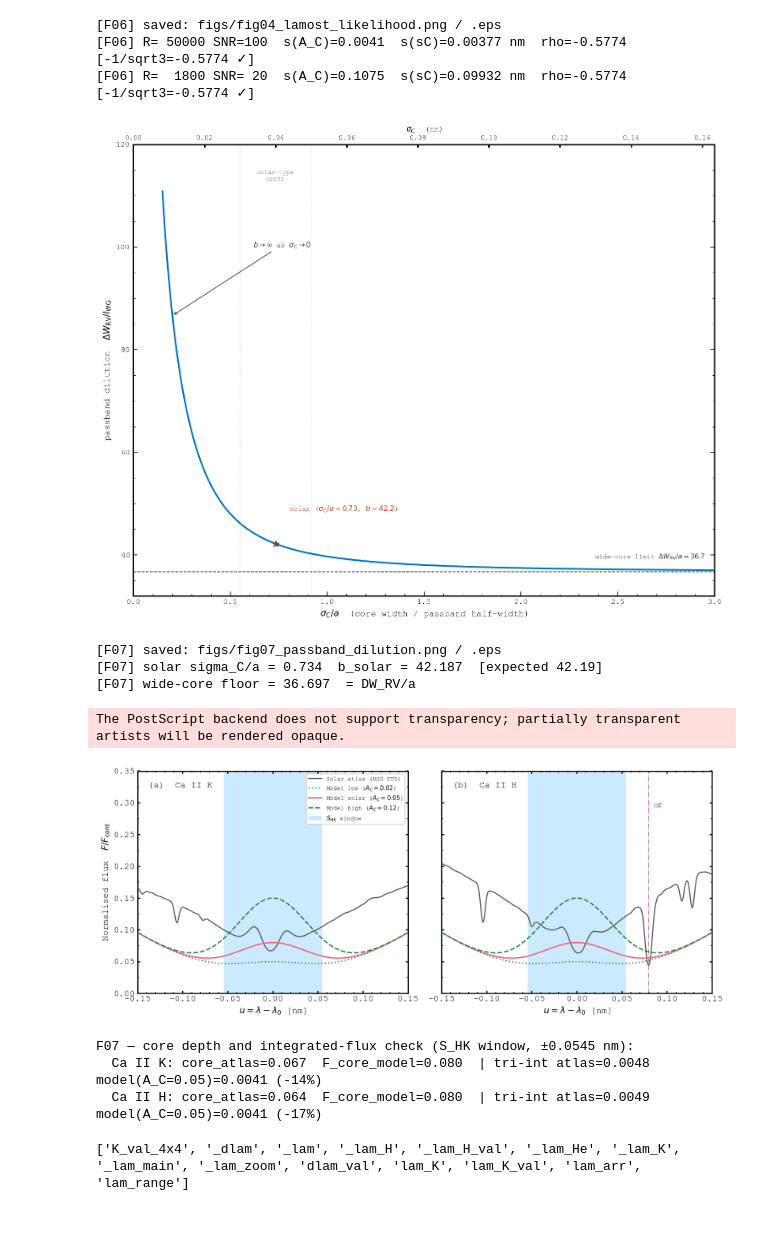
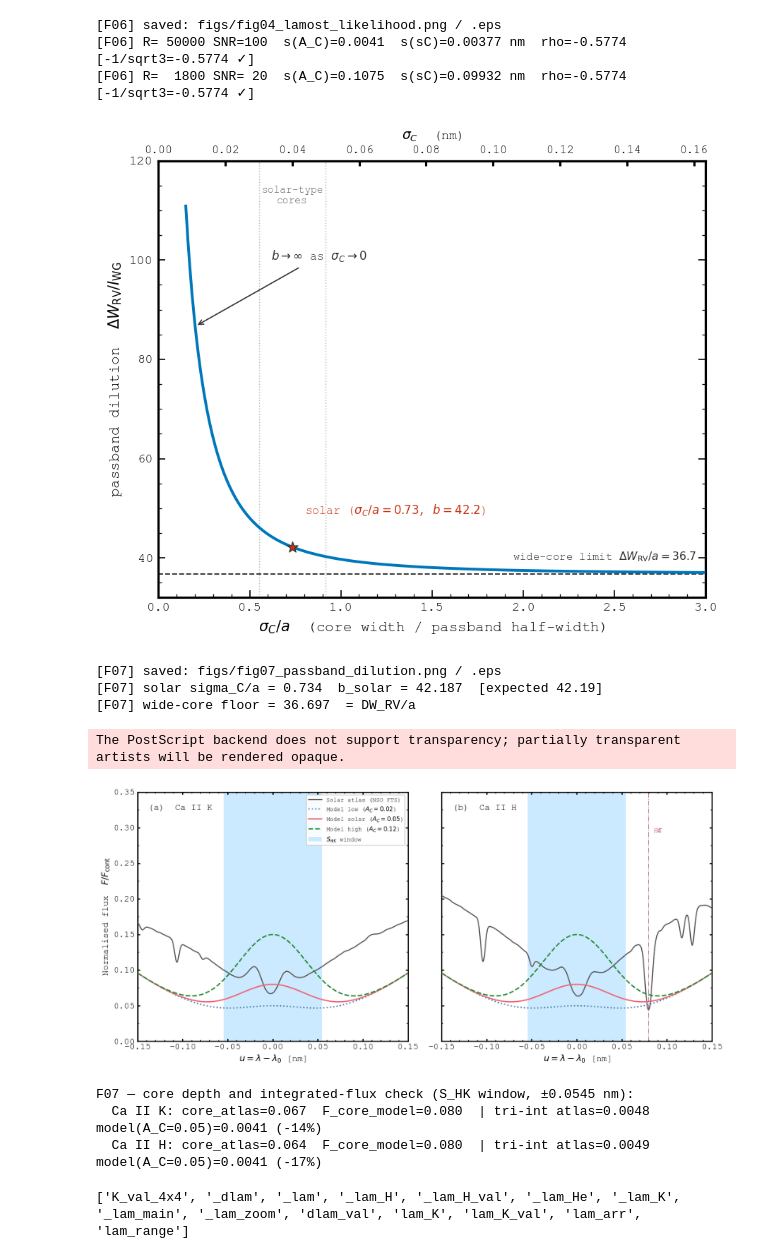
Before and after one commit to rrf-astro/Fisher-approach-to-Ca-II, a Jupyter notebook: fisher_caII_analysis.ipynb, the cells around one changed output. Drawn from its saved outputs; the diff is of its cells as text; code cells hidden in the pictures; blank space fills up the shorter version.

```diff
--- a/fisher_caII_analysis.ipynb
+++ b/fisher_caII_analysis.ipynb
@@ -2188,7 +2188,7 @@ def _F03_ticks(ax, xmaj, xmin, ymaj, ymin):
     ax.tick_params(which='major', direction='in', top=True, right=True, length=5, width=0.8, labelsize=9)
     ax.tick_params(which='minor', direction='in', top=True, right=True, length=2.5, width=0.6)
 
-fig, (ax1, ax2) = plt.subplots(1, 2, figsize=(12, 5.0), facecolor='white',
+fig, (ax1, ax2) = plt.subplots(1, 2, figsize=(9, 4.0), facecolor='white',
                                  gridspec_kw={'wspace': 0.36})
 
 # Panel (a)
@@ -2572,7 +2572,7 @@ _b_floor    = DW_RV / _a                         # wide-core asymptote  I_WG →
 _x_solar    = sigma_C_val / _a                   # solar σ_C/a  ≈ 0.734
 _b_solar    = DW_RV / I_WG_analytic(sigma_C_val, _a)   # solar b ≈ 42.19
 
-fig, ax = plt.subplots(figsize=(10, 8), facecolor='white')
+fig, ax = plt.subplots(figsize=(6, 5), facecolor='white')
 ax.set_facecolor('white')
 
 # Illustrative band of solar-type core widths (σ_C ≈ 0.03–0.05 nm) — move/remove freely
@@ -2632,7 +2632,7 @@ print(f"[F07] saved: {_stem}.png / .eps")
 print(f"[F07] solar sigma_C/a = {_x_solar:.3f}  b_solar = {_b_solar:.3f}  [expected 42.19]")
 print(f"[F07] wide-core floor = {_b_floor:.3f}  = DW_RV/a")
 # %% [output]
-[figure, old version]
+[figure, new version]
 [F07] saved: figs/fig07_passband_dilution.png / .eps
 [F07] solar sigma_C/a = 0.734  b_solar = 42.187  [expected 42.19]
 [F07] wide-core floor = 36.697  = DW_RV/a
@@ -2694,7 +2694,7 @@ def _load_atlas_norm(fname, lc):
     cont = np.percentile(f[far], 95) if far.sum() > 20 else np.percentile(f, 95)
     return u, f / cont
 
-fig, axes = plt.subplots(1, 2, figsize=(12, 5), sharey=True)
+fig, axes = plt.subplots(1, 2, figsize=(12, 5.5), sharey=True)
 
 for ax, tag in zip(axes, ['K', 'H']):
     info = _atlas[tag]
@@ -2727,35 +2727,35 @@ for ax, tag in zip(axes, ['K', 'H']):
     ax.xaxis.set_major_locator(MultipleLocator(0.05))
     ax.xaxis.set_minor_locator(AutoMinorLocator(5))
     ax.yaxis.set_minor_locator(AutoMinorLocator(2))
     ax.set_xlabel(r'$u = \lambda - \lambda_0$ [nm]')
     ax.text(0.04, 0.95, info['panel'] + '  Ca II ' + info['ion'],
             transform=ax.transAxes, va='top', ha='left', fontsize=12)
 
 axes[0].set_ylabel(r'Normalised flux  $F/F_{\rm cont}$')
 axes[0].legend(loc='upper right', fontsize=8, framealpha=0.9, handlelength=2.2)
 
 fig.tight_layout()
 fig.savefig('figs/F07_model_vs_atlas.eps')
-fig.savefig('figs/F07_model_vs_atlas.png', dpi=150)
+fig.savefig('figs/F07_model_vs_atlas.png', dpi=300)
 plt.show()
 
 from numpy import trapezoid as _trapz
 def _Wtri(u, a): return np.maximum(0.0, 1.0 - np.abs(u) / a)
 print("F07 — core depth and integrated-flux check (S_HK window, ±0.0545 nm):")
 for tag in ['K', 'H']:
     info = _atlas[tag]
     u_at, f_at = _load_atlas(info['lc'])
     m = np.abs(u_at) < _a_tri
     ua, fa = u_at[m], f_at[m]
     s = np.argsort(ua); ua, fa = ua[s], fa[s]
     I_atlas = _trapz(_Wtri(ua, _a_tri) * fa, ua)
     I_model = _trapz(_Wtri(ua, _a_tri) * _model_flux(ua, A_C_val), ua)
     print(f"  Ca II {tag}: core_atlas={fa.min():.3f}  F_core_model=0.080  "
           f"| tri-int atlas={I_atlas:.4f} model(A_C=0.05)={I_model:.4f} "
           f"({100*(I_model-I_atlas)/I_atlas:+.0f}%)")
 # %% [output]
 The PostScript backend does not support transparency; partially transparent artists will be rendered opaque.
-[figure, old version]
+[figure, new version]
 F07 — core depth and integrated-flux check (S_HK window, ±0.0545 nm):
   Ca II K: core_atlas=0.067  F_core_model=0.080  | tri-int atlas=0.0048 model(A_C=0.05)=0.0041 (-14%)
   Ca II H: core_atlas=0.064  F_core_model=0.080  | tri-int atlas=0.0049 model(A_C=0.05)=0.0041 (-17%)
```
Also changed, not shown: parts of 2 cells of this notebook, 4 other files.
